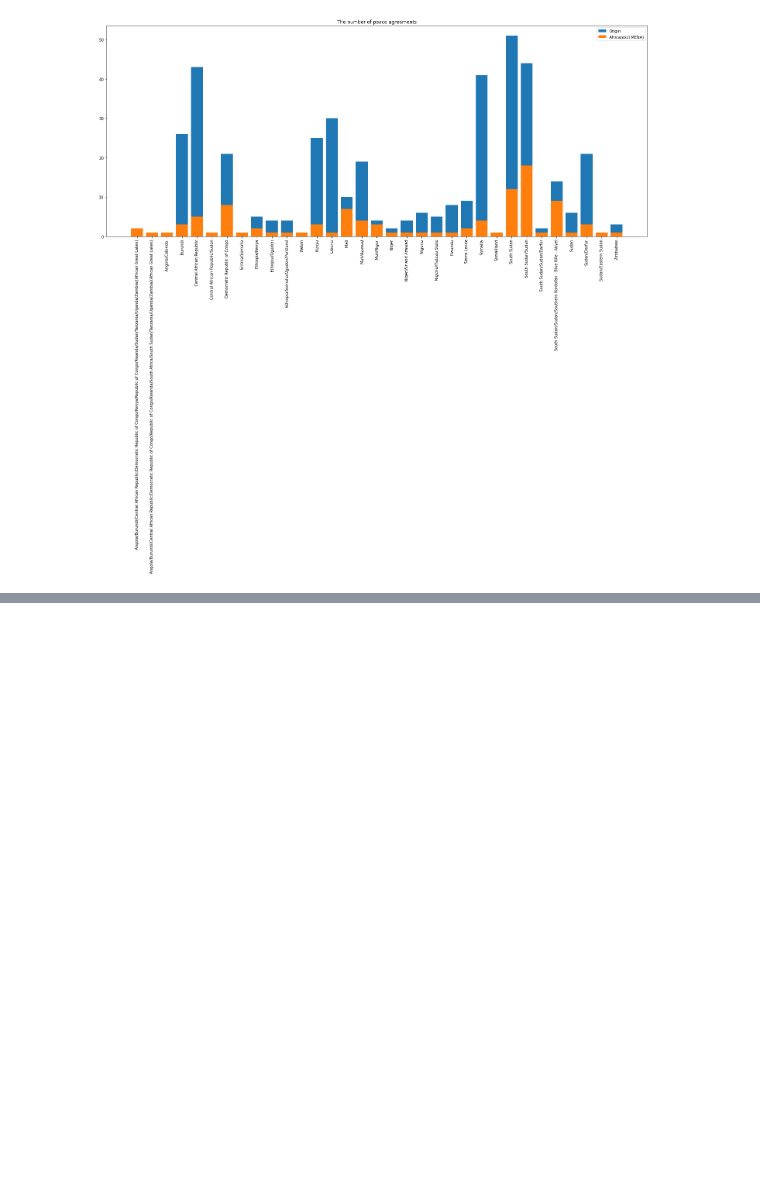
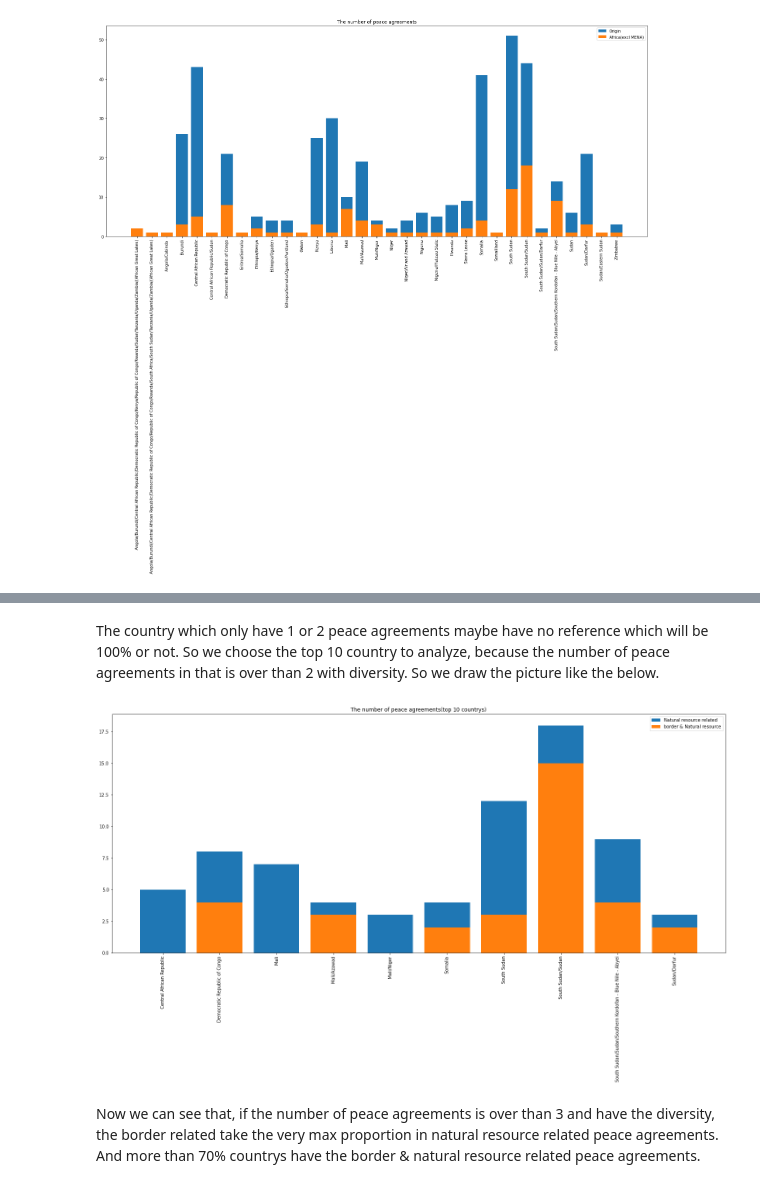
Before and after one commit to linziyingzz/Peace-agreement, a Jupyter notebook: border/assignment3.ipynb, the cells around one changed output, grey strips where cells are left out. Cells and saved outputs as stored; diff of their text form; code cells hidden in the pictures; blank space fills up the shorter version.

```diff
--- a/border/assignment3.ipynb
+++ b/border/assignment3.ipynb
@@ -173 +165,30 @@ Kenya                                                       3
 Name: Con, dtype: int64
+# %% [markdown]
+The country which only have 1 or 2 peace agreements maybe have no reference which will be 100% or not. So we choose the top 10 country to analyze, because the number of peace agreements in that is over than 2 with diversity. So we draw the picture like the below.
+# %%
+data_Africa_country = data_Africa_country.head(10)
+
+data_Africa_border_country = copy.deepcopy(data_Africa_country)
+for index in range(data_Africa_country.shape[0]):
+    data_Africa_border_country[index] = 0
+
+for index, row in data_Africa_border.iterrows():
+    if data_Africa_border.loc[index, 'Con'] in data_Africa_country.index:
+        data_Africa_border_country[data_Africa_border.loc[index, 'Con']] = data_Africa_border_country[data_Africa_border.loc[index, 'Con']] + 1
+
+
+data_Africa_border_country = data_Africa_border_country.sort_index()
+data_Africa_country = data_Africa_country.sort_index()
+
+plt.figure(figsize=(25,10))
+
+plt.bar(data_Africa_country.index, data_Africa_country.values,label='Natural resource related')
+plt.bar(data_Africa_border_country.index, data_Africa_border_country.values, label='border & Natural resource')
+plt.title("The number of peace agreements(top 10 countrys)")
+plt.xticks(rotation = 90)
+plt.legend()
+plt.show()
+# %% [output]
+[figure, added]
+# %% [markdown]
+Now we can see that, if the number of peace agreements is over than 3 and have the diversity, the border related take the very max proportion in natural resource related peace agreements. And more than 70% countrys have the border & natural resource related peace agreements.
```
Also changed, not shown: parts of 22 cells of this notebook.
